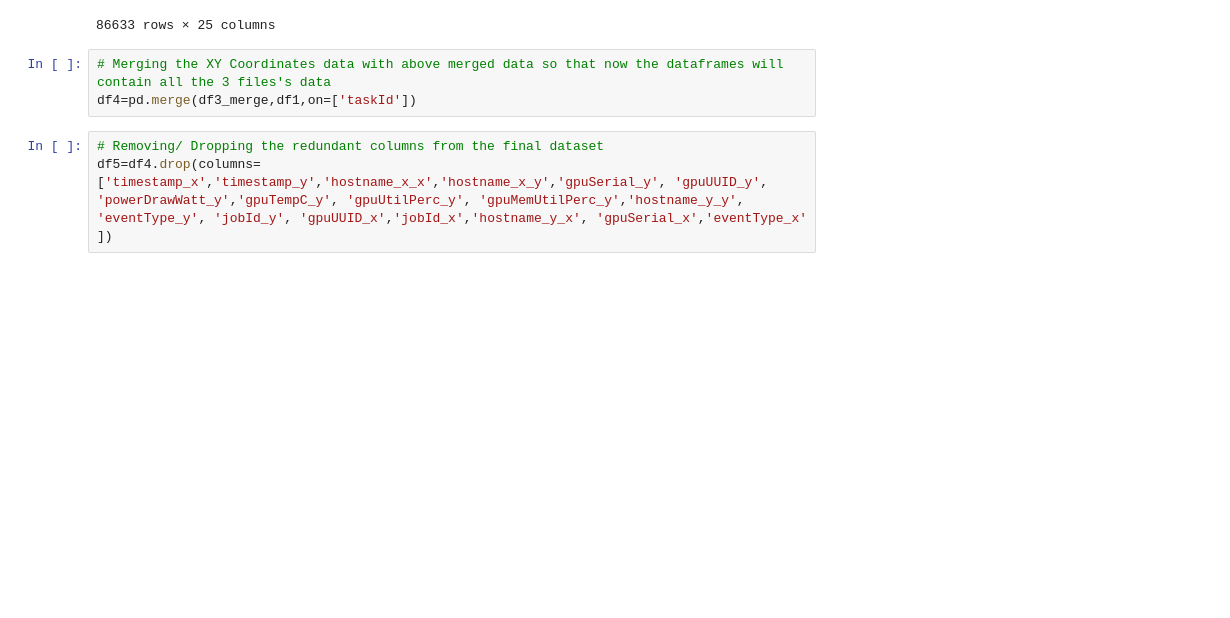
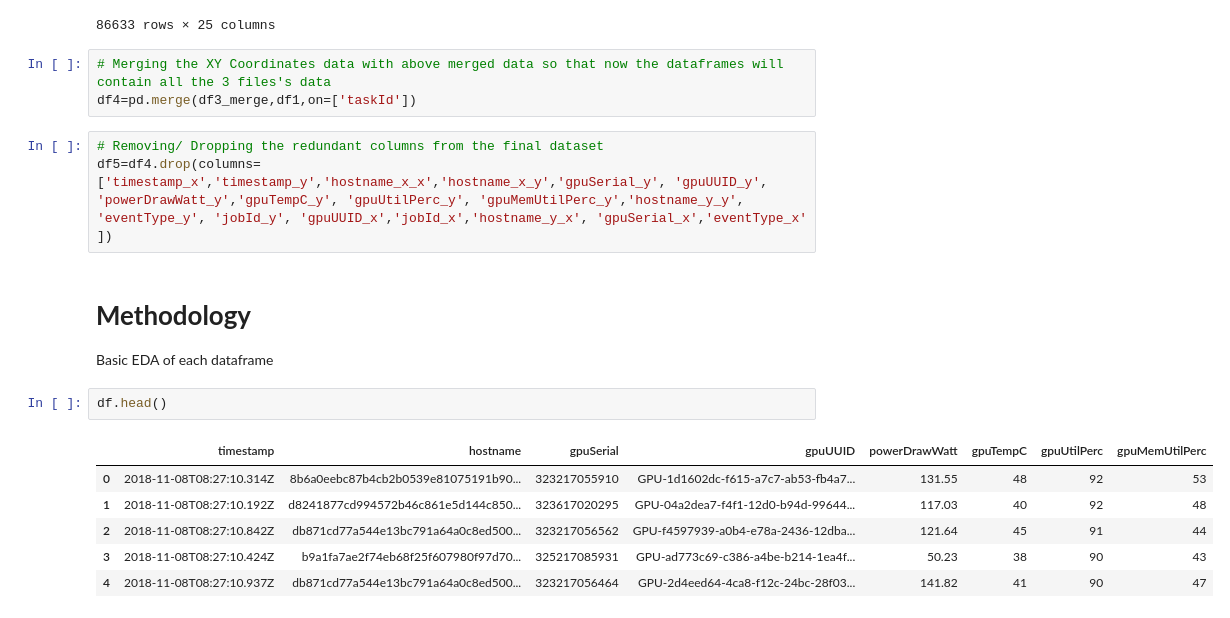
Before and after one commit to Himika-Mishra/Cloud-Computing, a Jupyter notebook: Terapixel_Rendering_EDA.ipynb, the cells around one changed output. Drawn from its saved outputs; the diff is of its cells as text; blank space fills up the shorter version.

Commit message:
Methodology has been started and a basic EDA has been performed

```diff
--- a/Terapixel_Rendering_EDA.ipynb
+++ b/Terapixel_Rendering_EDA.ipynb
@@ -130,3 +130,15 @@ df4=pd.merge(df3_merge,df1,on=['taskId'])
 # %%
 # Removing/ Dropping the redundant columns from the final dataset
 df5=df4.drop(columns=['timestamp_x','timestamp_y','hostname_x_x','hostname_x_y','gpuSerial_y', 'gpuUUID_y', 'powerDrawWatt_y','gpuTempC_y', 'gpuUtilPerc_y', 'gpuMemUtilPerc_y','hostname_y_y', 'eventType_y', 'jobId_y', 'gpuUUID_x','jobId_x','hostname_y_x', 'gpuSerial_x','eventType_x' ])
+# %% [markdown]
+# **Methodology**
+Basic EDA of each dataframe
+# %%
+df.head()
+# %% [output]
+|  | timestamp | hostname | gpuSerial | gpuUUID | powerDrawWatt | gpuTempC | gpuUtilPerc | gpuMemUtilPerc |
+| 0 | 2018-11-08T08:27:10.314Z | 8b6a0eebc87b4cb2b0539e81075191b90... | 323217055910 | GPU-1d1602dc-f615-a7c7-ab53-fb4a7... | 131.55 | 48 | 92 | 53 |
+| 1 | 2018-11-08T08:27:10.192Z | d8241877cd994572b46c861e5d144c850... | 323617020295 | GPU-04a2dea7-f4f1-12d0-b94d-99644... | 117.03 | 40 | 92 | 48 |
+| 2 | 2018-11-08T08:27:10.842Z | db871cd77a544e13bc791a64a0c8ed500... | 323217056562 | GPU-f4597939-a0b4-e78a-2436-12dba... | 121.64 | 45 | 91 | 44 |
+| 3 | 2018-11-08T08:27:10.424Z | b9a1fa7ae2f74eb68f25f607980f97d70... | 325217085931 | GPU-ad773c69-c386-a4be-b214-1ea4f... | 50.23 | 38 | 90 | 43 |
+| 4 | 2018-11-08T08:27:10.937Z | db871cd77a544e13bc791a64a0c8ed500... | 323217056464 | GPU-2d4eed64-4ca8-f12c-24bc-28f03... | 141.82 | 41 | 90 | 47 |
```
Also changed, not shown: parts of 14 cells of this notebook.
